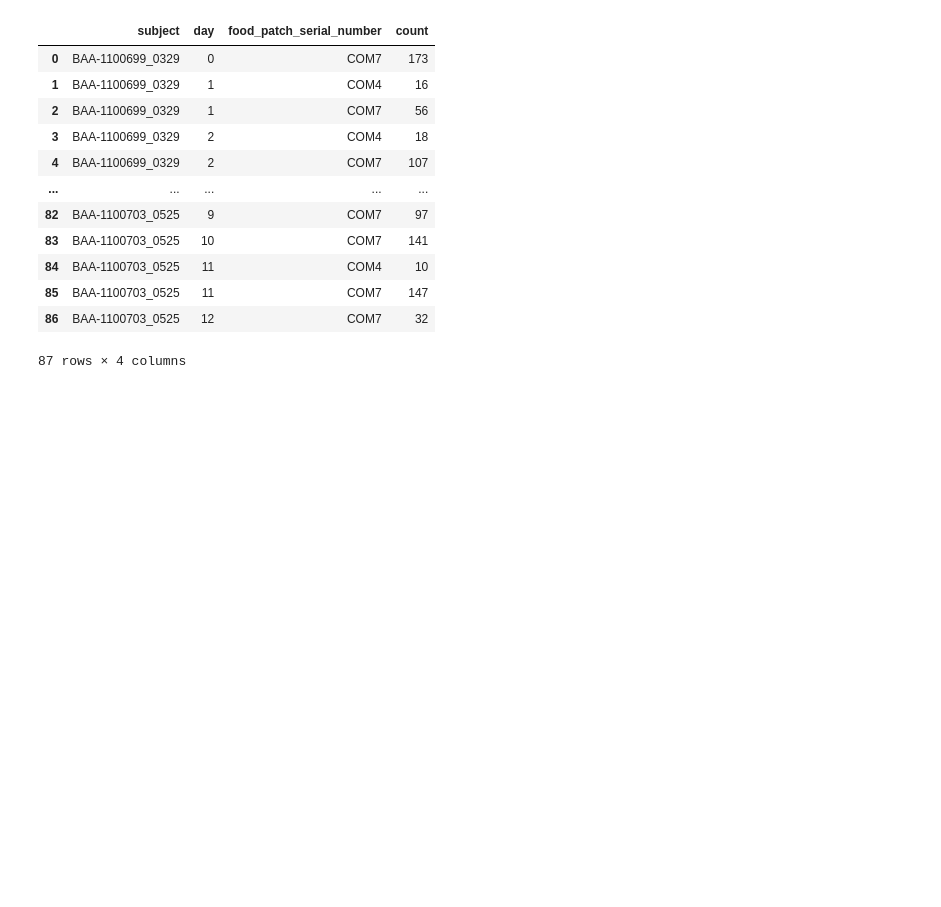
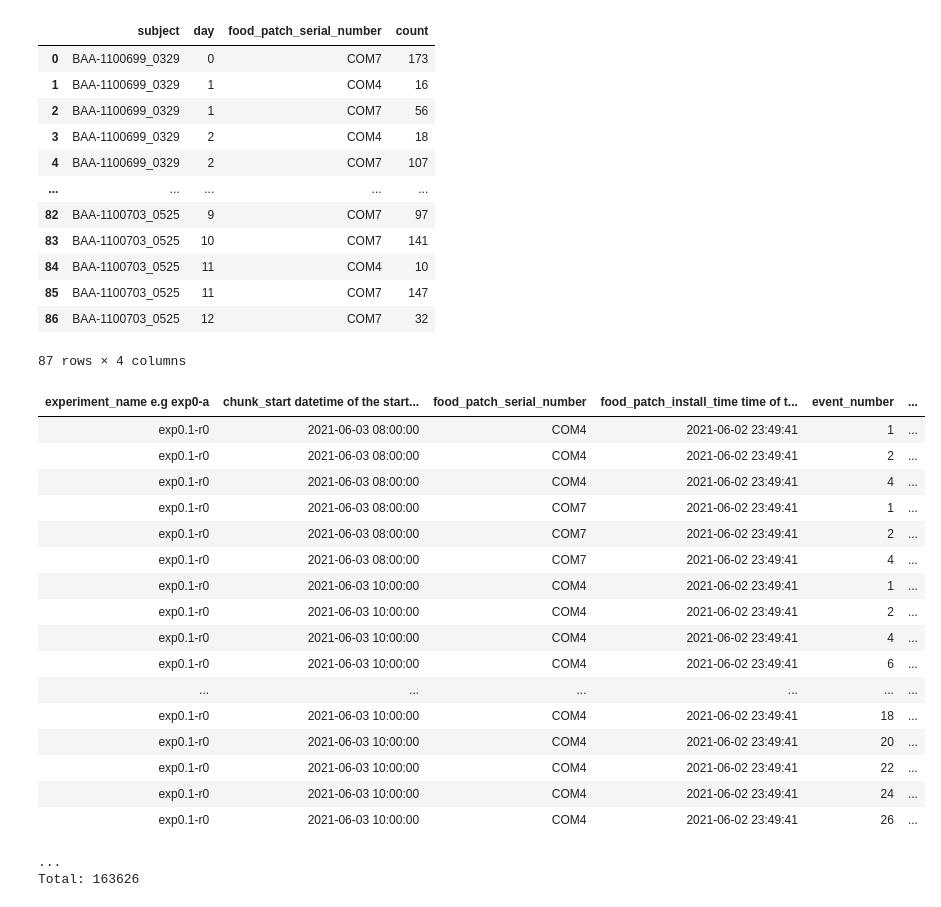
Before and after one commit to JaerongA/aeon_mecha, a Jupyter notebook: figures.ipynb, the cells around one changed output. Cells and saved outputs as stored; diff of their text form; code cells hidden in the pictures; blank space fills up the shorter version.

```diff
--- a/figures.ipynb
+++ b/figures.ipynb
@@ -111,3 +100,25 @@ pellet_count
 | 85 | BAA-1100703_0525 | 11 | COM7 | 147 |
 | 86 | BAA-1100703_0525 | 12 | COM7 | 32 |
 87 rows × 4 columns
+# %%
+acquisition.FoodPatchEvent * acquisition.EventType
+# %% [output]
+| experiment_name e.g exp0-a | chunk_start datetime of the start... | food_patch_serial_number | food_patch_install_time time of t... | event_number | ... |
+| exp0.1-r0 | 2021-06-03 08:00:00 | COM4 | 2021-06-02 23:49:41 | 1 | ... |
+| exp0.1-r0 | 2021-06-03 08:00:00 | COM4 | 2021-06-02 23:49:41 | 2 | ... |
+| exp0.1-r0 | 2021-06-03 08:00:00 | COM4 | 2021-06-02 23:49:41 | 4 | ... |
+| exp0.1-r0 | 2021-06-03 08:00:00 | COM7 | 2021-06-02 23:49:41 | 1 | ... |
+| exp0.1-r0 | 2021-06-03 08:00:00 | COM7 | 2021-06-02 23:49:41 | 2 | ... |
+| exp0.1-r0 | 2021-06-03 08:00:00 | COM7 | 2021-06-02 23:49:41 | 4 | ... |
+| exp0.1-r0 | 2021-06-03 10:00:00 | COM4 | 2021-06-02 23:49:41 | 1 | ... |
+| exp0.1-r0 | 2021-06-03 10:00:00 | COM4 | 2021-06-02 23:49:41 | 2 | ... |
+| exp0.1-r0 | 2021-06-03 10:00:00 | COM4 | 2021-06-02 23:49:41 | 4 | ... |
+| exp0.1-r0 | 2021-06-03 10:00:00 | COM4 | 2021-06-02 23:49:41 | 6 | ... |
+| ... | ... | ... | ... | ... | ... |
+| exp0.1-r0 | 2021-06-03 10:00:00 | COM4 | 2021-06-02 23:49:41 | 18 | ... |
+| exp0.1-r0 | 2021-06-03 10:00:00 | COM4 | 2021-06-02 23:49:41 | 20 | ... |
+| exp0.1-r0 | 2021-06-03 10:00:00 | COM4 | 2021-06-02 23:49:41 | 22 | ... |
+| exp0.1-r0 | 2021-06-03 10:00:00 | COM4 | 2021-06-02 23:49:41 | 24 | ... |
+| exp0.1-r0 | 2021-06-03 10:00:00 | COM4 | 2021-06-02 23:49:41 | 26 | ... |
+...
+Total: 163626
```
Also changed, not shown: parts of 24 cells of this notebook.
